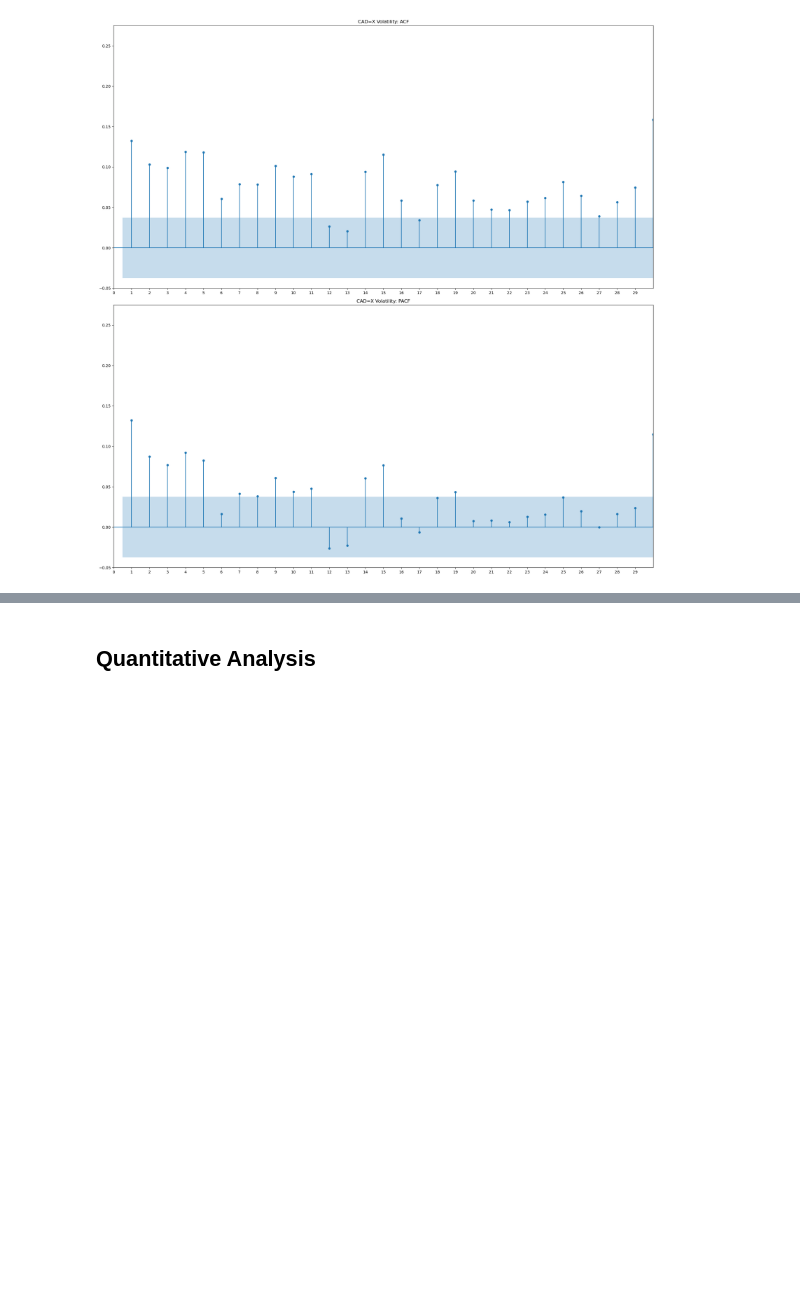
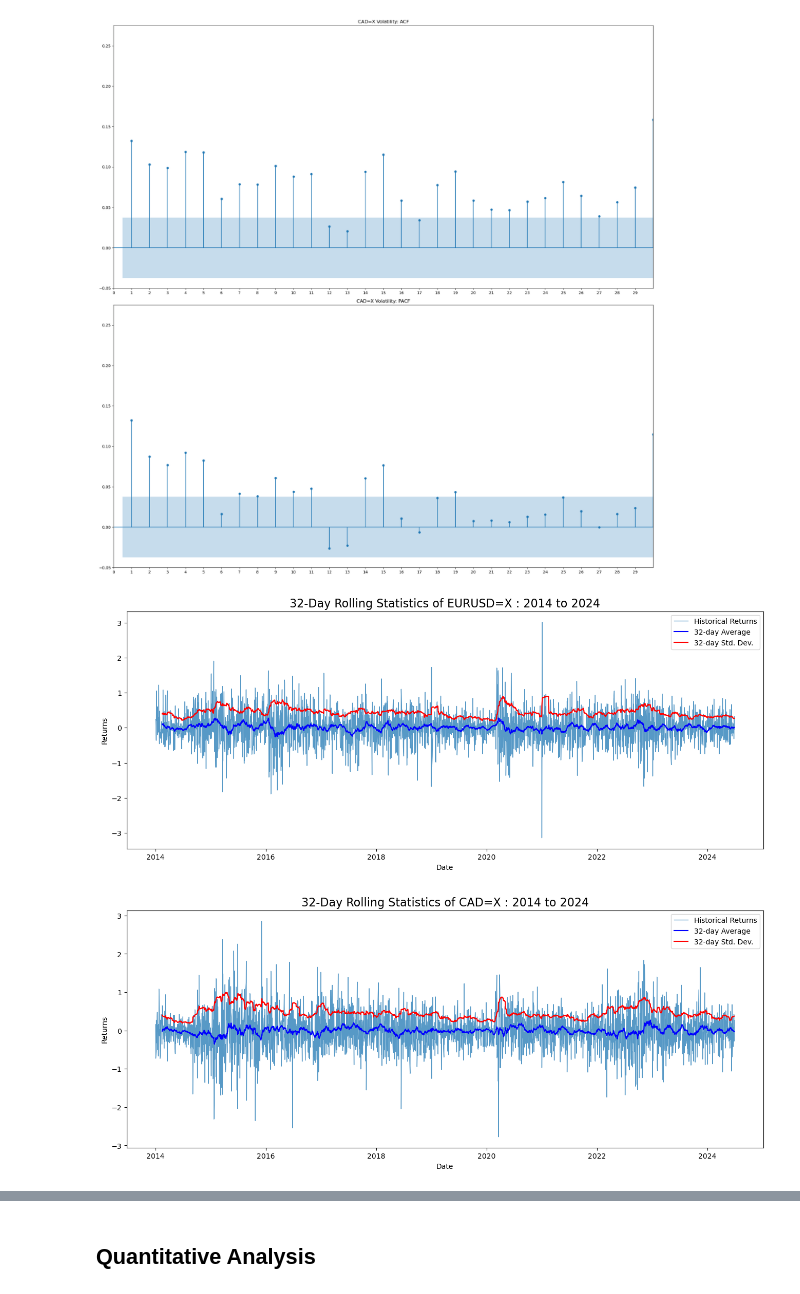
Before and after one commit to AnnastasiaStathakos/financial-time-series-forecasting, a Jupyter notebook: notebooks/01_forex_data_analysis.ipynb, the cells around one changed output, grey strips where cells are left out. Saved outputs shown, nothing was run; the diff lists cells and outputs as text; code cells hidden in the pictures; blank space fills up the shorter version.

```diff
--- a/notebooks/01_forex_data_analysis.ipynb
+++ b/notebooks/01_forex_data_analysis.ipynb
@@ -336,6 +336,7 @@ for ticker in tickers:
 [figure]
 # %%
 # Plot ACF and PACF of Returns
+max_lags=30
 for ticker in tickers:
     fig, ax = plt.subplots(2, 1, figsize=(20,20))
     ymin, ymax = -0.1, 0.1
@@ -412,0 +408,27 @@ for ticker in tickers:
+# %%
+# Plot rolling mean and std of returns
+window_size = 32
+
+rolling_mu = returns.rolling(window=window_size).mean()
+rolling_std = returns.rolling(window=window_size).std()
+
+for ticker in tickers:
+    plt.figure(figsize=(16, 6))
+
+    sns.lineplot(data=returns[ticker], alpha= 0.75, linewidth=1 , label='Historical Returns')
+    sns.lineplot(data=rolling_mu[ticker], color='blue', label=f'{window_size}-day Average')
+    sns.lineplot(data=rolling_std[ticker], color='red', label=f'{window_size}-day Std. Dev.')
+
+    title = f"{window_size}-Day Rolling Statistics of {ticker}"
+    plt.title(f"{title} : {start[:4]} to {end[:4]}", fontsize=16)
+    plt.xlabel("Date")
+    plt.ylabel("Returns")
+    plt.legend()
+
+    # save plot
+    plt.savefig(f"../results/figures/{title}.png", dpi=300, bbox_inches="tight")
+
+    plt.show()
+# %% [output]
+[figure, added]
+[figure, added]
```
Also changed, not shown: parts of 6 cells of this notebook, 17 other files.
